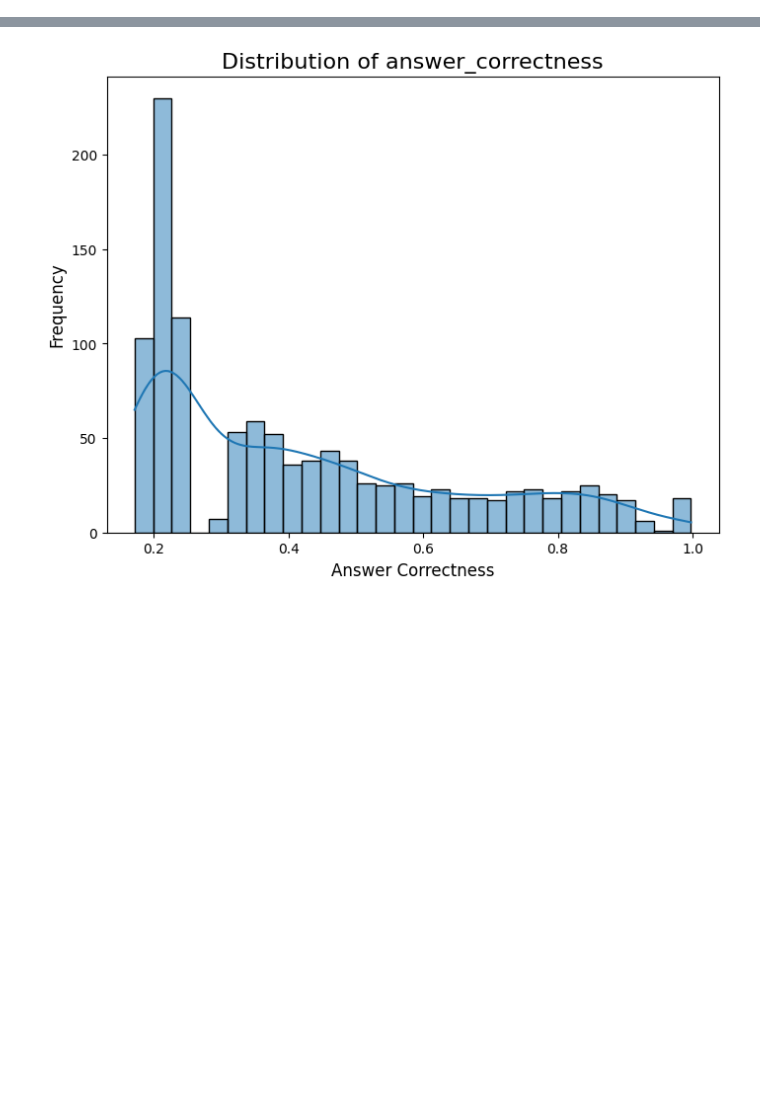
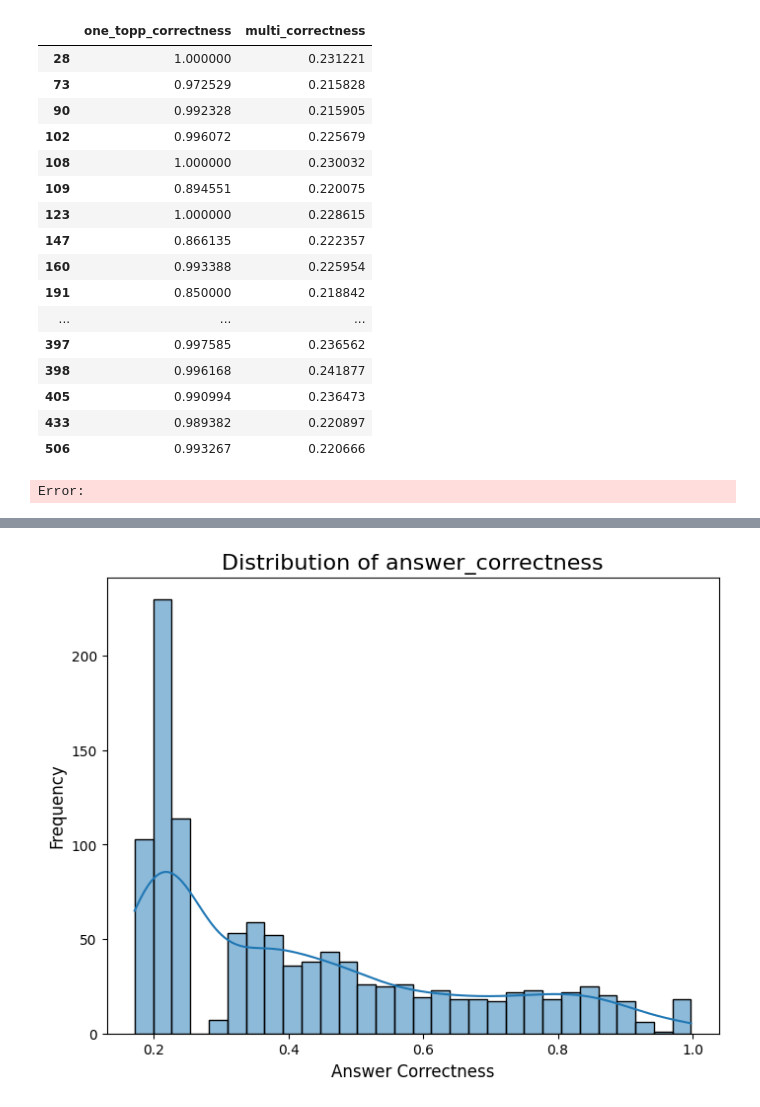
Before and after one commit to zz9tf/Fine-Tuned-GPT-2-with-articles-ground-truth, a Jupyter notebook: code/llamaIndex/experiment/step_5_evluation_score/score/result_reader.ipynb, the cells around one changed output, grey strips where cells are left out. Saved outputs shown, nothing was run; the diff lists cells and outputs as text; code cells hidden in the pictures; blank space fills up the shorter version.

```diff
--- a/code/llamaIndex/experiment/step_5_evluation_score/score/result_reader.ipynb
+++ b/code/llamaIndex/experiment/step_5_evluation_score/score/result_reader.ipynb
@@ -210,0 +244,32 @@ with open("answer_correctness_in_condition_3_low_0.5.txt", "w") as file:
+# %%
+# Define thresholds for "high" and "low"
+high_threshold = 0.8  # Adjust based on your data
+low_threshold = 0.3   # Adjust based on your data
+
+# Find points where one_topp_correctness is high and multi_correctness is low
+high_one_low_multi = (one_topp_correctness >= high_threshold) & (multi_correctness < low_threshold)
+
+selected_points = pd.DataFrame({
+    "one_topp_correctness": one_topp_correctness[high_one_low_multi],
+    "multi_correctness": multi_correctness[high_one_low_multi]
+})
+selected_points
+# %% [output]
+|  | one_topp_correctness | multi_correctness |
+| 28 | 1.000000 | 0.231221 |
+| 73 | 0.972529 | 0.215828 |
+| 90 | 0.992328 | 0.215905 |
+| 102 | 0.996072 | 0.225679 |
+| 108 | 1.000000 | 0.230032 |
+| 109 | 0.894551 | 0.220075 |
+| 123 | 1.000000 | 0.228615 |
+| 147 | 0.866135 | 0.222357 |
+| 160 | 0.993388 | 0.225954 |
+| 191 | 0.850000 | 0.218842 |
+| ... | ... | ... |
+| 397 | 0.997585 | 0.236562 |
+| 398 | 0.996168 | 0.241877 |
+| 405 | 0.990994 | 0.236473 |
+| 433 | 0.989382 | 0.220897 |
+| 506 | 0.993267 | 0.220666 |
+Error:
```
Also changed, not shown: parts of 10 cells of this notebook, 1 other file.
